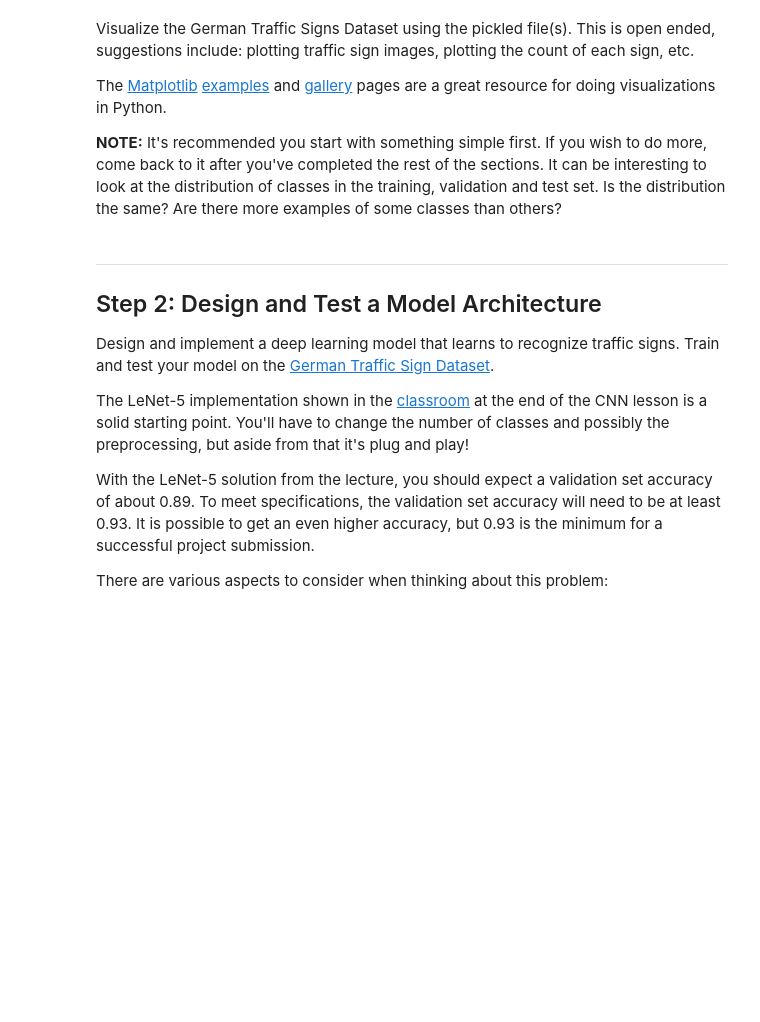
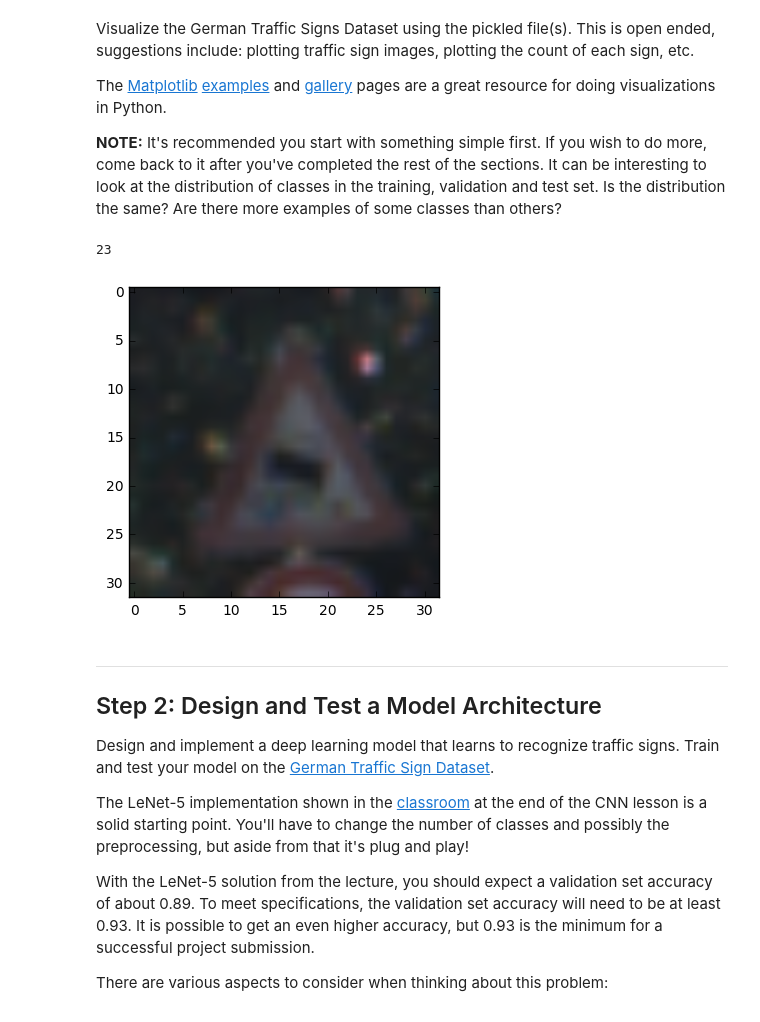
Before and after one commit to MUZUIXIAOHAI/Udacity-P2, a Jupyter notebook: Traffic_Sign_Classifier.ipynb, the cells around one changed output. Saved outputs shown, nothing was run; the diff lists cells and outputs as text; code cells hidden in the pictures; blank space fills up the shorter version.

```diff
--- a/Traffic_Sign_Classifier.ipynb
+++ b/Traffic_Sign_Classifier.ipynb
@@ -133,9 +139,19 @@ The [Matplotlib](http://matplotlib.org/) [examples](http://matplotlib.org/exampl
 # %%
 ### Data exploration visualization code goes here.
 ### Feel free to use as many code cells as needed.
 import matplotlib.pyplot as plt
 # Visualizations will be shown in the notebook.
 %matplotlib inline
+
+image_num = 1999
+image = X_train[image_num]
+
+plt.imshow(image)
+
+print(y_train[image_num])
+# %% [output]
+23
+[figure, added]
 # %% [markdown]
 ----
 
```
Also changed, not shown: parts of 2 cells of this notebook.
